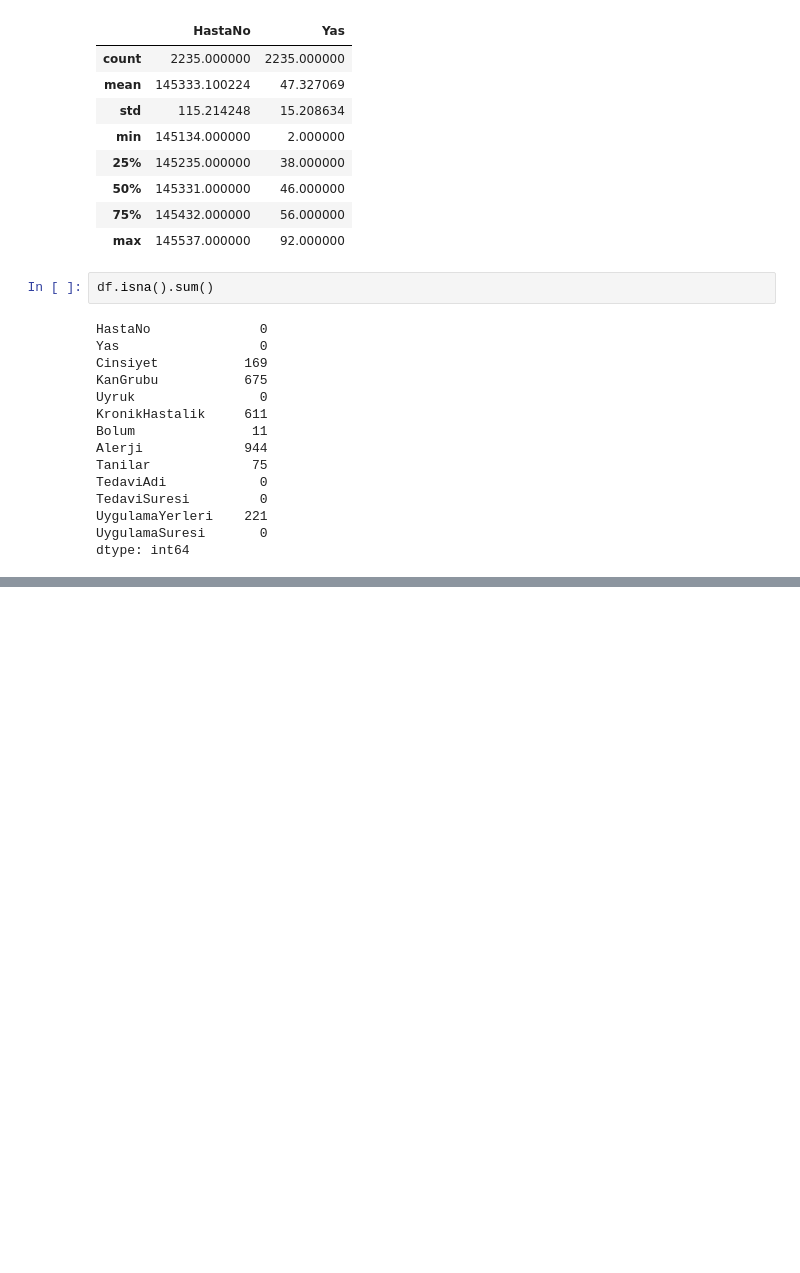
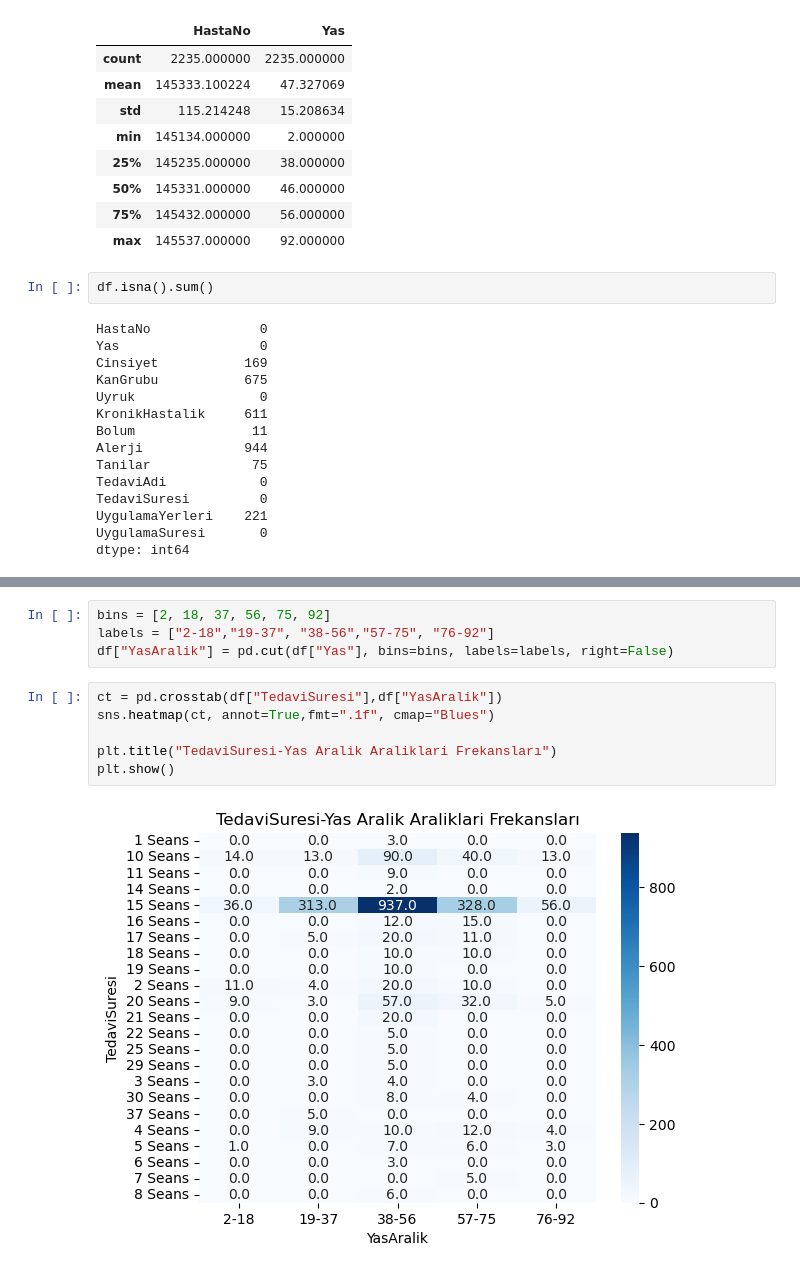
Before and after one commit to silanekin/DataScienceCase, a Jupyter notebook: DataScienceCase.ipynb, the cells around one changed output, grey strips where cells are left out. Saved outputs shown, nothing was run; the diff lists cells and outputs as text; blank space fills up the shorter version.

```diff
--- a/DataScienceCase.ipynb
+++ b/DataScienceCase.ipynb
@@ -82,0 +91,12 @@ dtype: int64
+# %%
+bins = [2, 18, 37, 56, 75, 92]
+labels = ["2-18","19-37", "38-56","57-75", "76-92"]
+df["YasAralik"] = pd.cut(df["Yas"], bins=bins, labels=labels, right=False)
+# %%
+ct = pd.crosstab(df["TedaviSuresi"],df["YasAralik"])
+sns.heatmap(ct, annot=True,fmt=".1f", cmap="Blues")
+
+plt.title("TedaviSuresi-Yas Aralik Araliklari Frekansları")
+plt.show()
+# %% [output]
+[figure, added]
```
Also changed, not shown: parts of 9 cells of this notebook, 3 other files.
